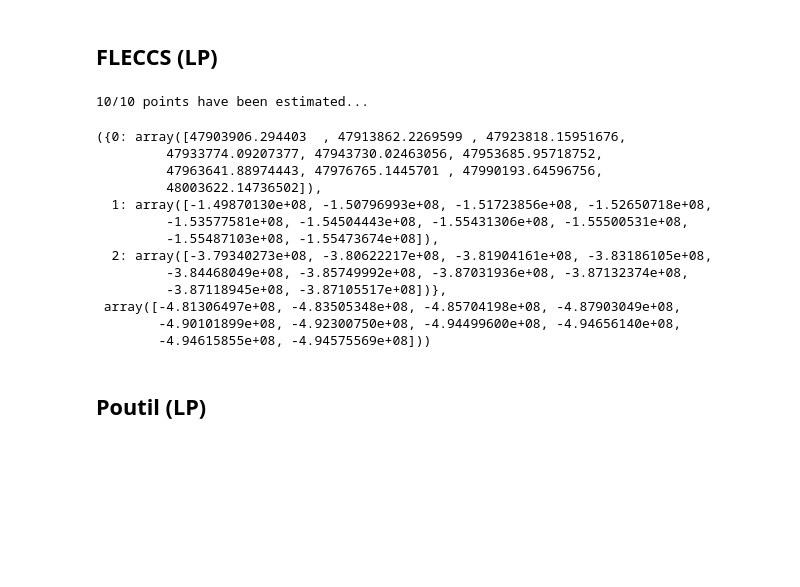
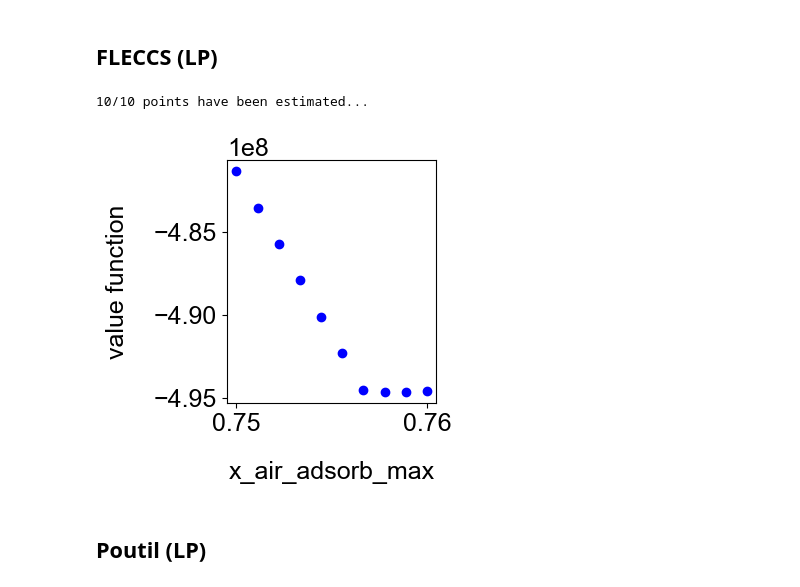
Before and after one commit to yship1002/decomp, a Jupyter notebook: graphing/geometry.ipynb, the cells around one changed output. Saved outputs shown, nothing was run; the diff lists cells and outputs as text; code cells hidden in the pictures; blank space fills up the shorter version.

```diff
--- a/graphing/geometry.ipynb
+++ b/graphing/geometry.ipynb
@@ -44,37 +44,25 @@ plt.style.use(['./src/utility/' + i + '.mplstyle' for i in ['font-sans', 'size-4
 # %%
 from NSPLIB.src.instances.FLECCS.src.pyomo_model.model import const_model
 fleccs_obj = -4.946928843629e+08  # Replace with actual value
 fleccs_sol = {'x_sorbent_total': 0.7571021770410511,
   'x_air_adsorb_max': 0.7567643358197031}
 fleccs_y_bound = {'x_sorbent_total': [0.0, 1.0],"x_air_adsorb_max": [0.0, 1.0]}
 
 n_day = 7
 week_diff = 52
 sto_m = const_model(n_day=n_day, week_diff=week_diff)
 m = CaoZavalaModel.from_sto_m(sto_m)
 m.build()
 alg=CaoZavalaAlgo(m,solver="gurobi")
 # convergence_analysis(alg,fleccs_sol,fleccs_obj,
 #                     start=-5,stop=0,steps=6,name="FLECCS")
 v_f= ValueFunction(m,solver="gurobi")
 v_f.calc_1D(idx="x_air_adsorb_max", y_val_fix=fleccs_sol,
                 interval= [0.75,0.76], step = 10)
-# v_f.plot_1D()
+v_f.plot_1D()
 # %% [output]
 10/10 points have been estimated...
-({0: array([47903906.294403  , 47913862.2269599 , 47923818.15951676,
-         47933774.09207377, 47943730.02463056, 47953685.95718752,
-         47963641.88974443, 47976765.1445701 , 47990193.64596756,
-         48003622.14736502]),
-  1: array([-1.49870130e+08, -1.50796993e+08, -1.51723856e+08, -1.52650718e+08,
-         -1.53577581e+08, -1.54504443e+08, -1.55431306e+08, -1.55500531e+08,
-         -1.55487103e+08, -1.55473674e+08]),
-  2: array([-3.79340273e+08, -3.80622217e+08, -3.81904161e+08, -3.83186105e+08,
-         -3.84468049e+08, -3.85749992e+08, -3.87031936e+08, -3.87132374e+08,
-         -3.87118945e+08, -3.87105517e+08])},
- array([-4.81306497e+08, -4.83505348e+08, -4.85704198e+08, -4.87903049e+08,
-        -4.90101899e+08, -4.92300750e+08, -4.94499600e+08, -4.94656140e+08,
-        -4.94615855e+08, -4.94575569e+08]))
+[figure, added]
 # %% [markdown]
 ## Poutil (LP)
 # %%
```
Also changed, not shown: 4 other files.
